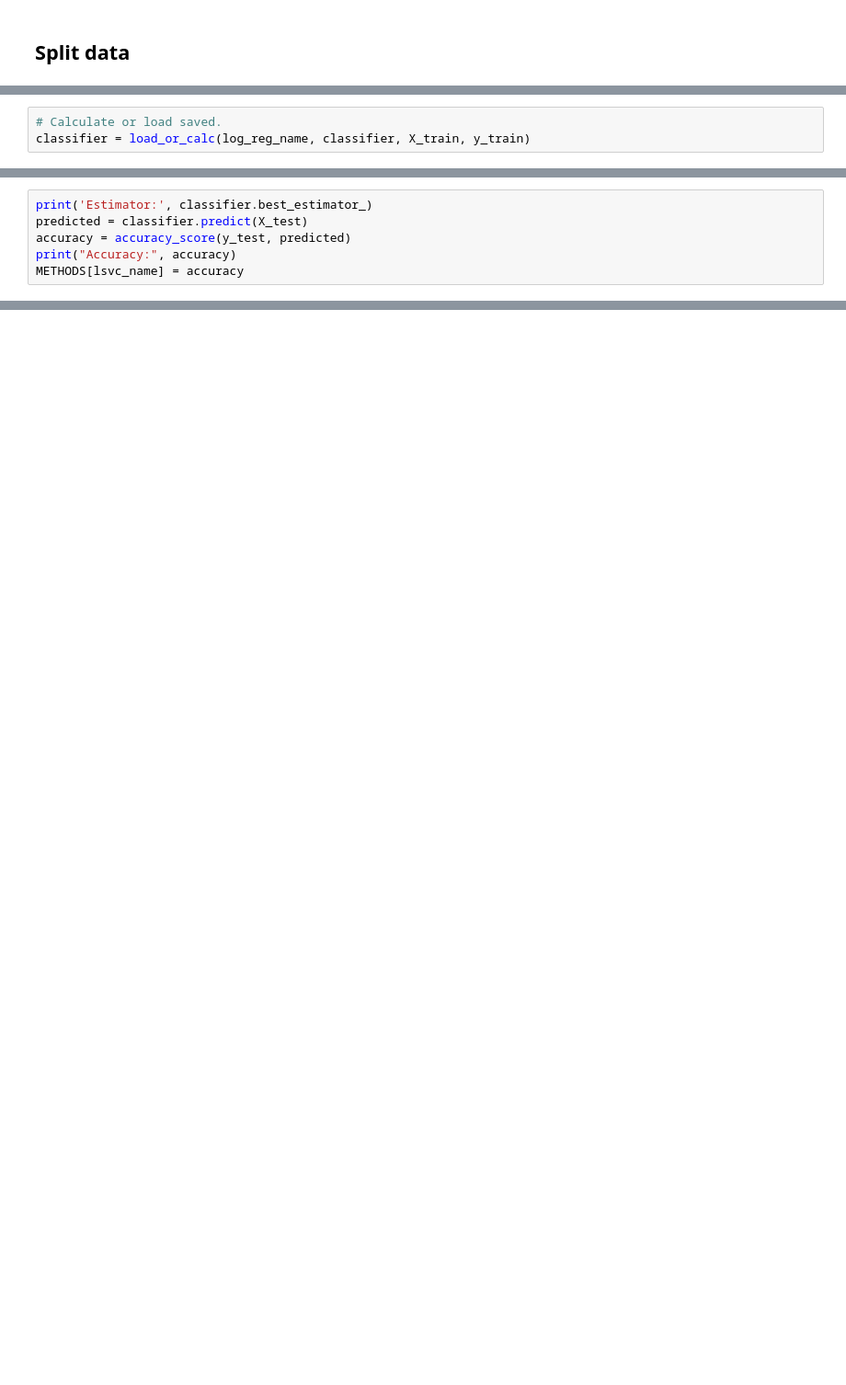
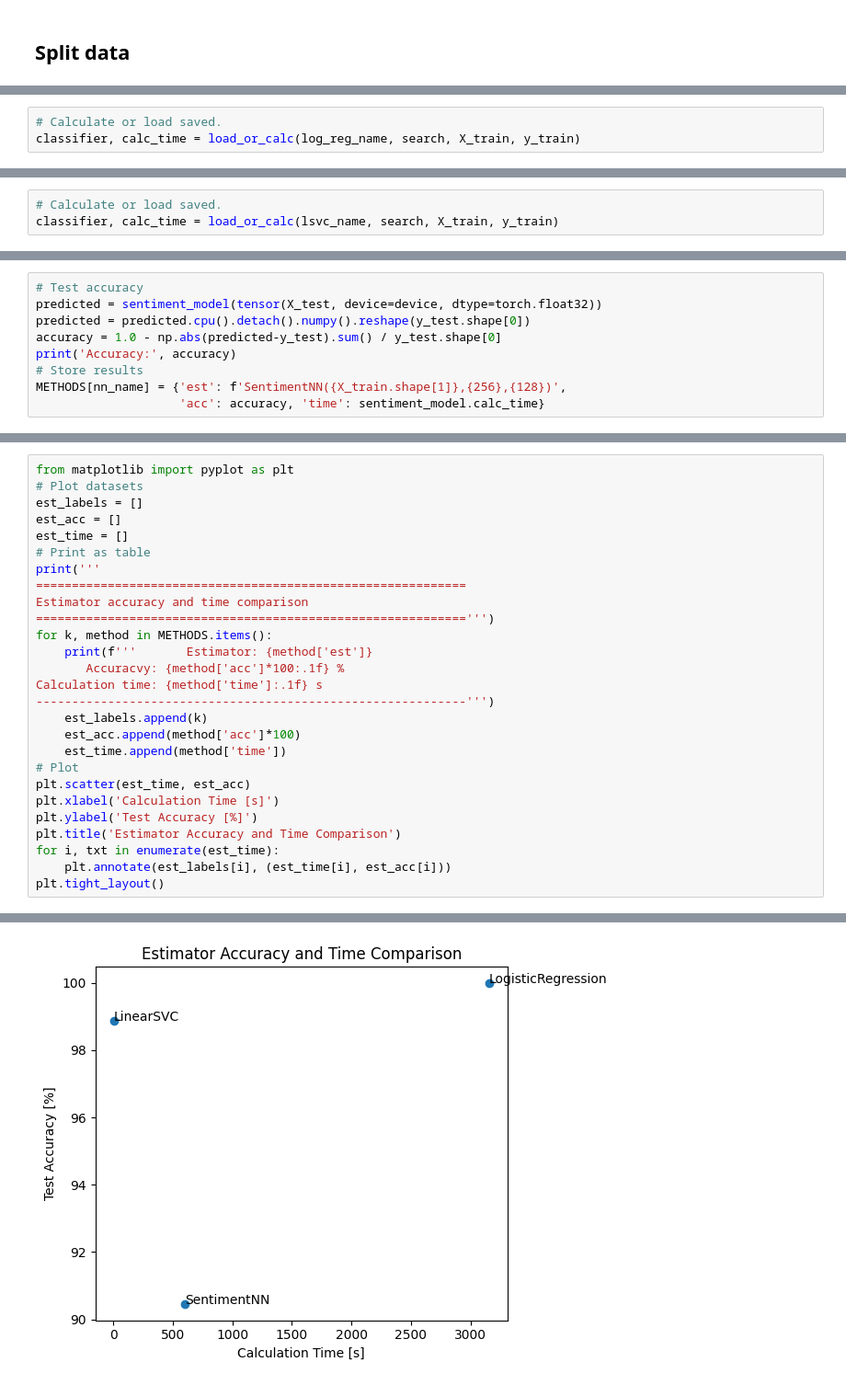
Before and after one commit to nooc/mu22_ml_project, a Jupyter notebook: ml/train_sentiment.ipynb, the cells around one changed output, grey strips where cells are left out. Shown at 92% size. Saved outputs shown, nothing was run; the diff lists cells and outputs as text; blank space fills up the shorter version.

```diff
--- a/ml/train_sentiment.ipynb
+++ b/ml/train_sentiment.ipynb
@@ -65 +108,4 @@ Test X/y: (5440, 652) (5440,)
+# %%
+# Calculate or load saved.
+classifier, calc_time = load_or_calc(log_reg_name, search, X_train, y_train)
 # %% [markdown]
@@ -84,4 +146,4 @@ classifier = HalvingGridSearchCV(
     verbose=1)
 # %%
 # Calculate or load saved.
-classifier = load_or_calc(log_reg_name, classifier, X_train, y_train)
+classifier, calc_time = load_or_calc(lsvc_name, search, X_train, y_train)
@@ -120,6 +299,0 @@ classifier = load_or_calc(lsvc_name, classifier, X_train, y_train)
-# %%
-print('Estimator:', classifier.best_estimator_)
-predicted = classifier.predict(X_test)
-accuracy = accuracy_score(y_test, predicted)
-print("Accuracy:", accuracy)
-METHODS[lsvc_name] = accuracy
@@ -212,0 +300,9 @@ Loss: tensor(0.2045, device='cuda:0', grad_fn=<MseLossBackward0>)
+# %%
+# Test accuracy
+predicted = sentiment_model(tensor(X_test, device=device, dtype=torch.float32))
+predicted = predicted.cpu().detach().numpy().reshape(y_test.shape[0])
+accuracy = 1.0 - np.abs(predicted-y_test).sum() / y_test.shape[0]
+print('Accuracy:', accuracy)
+# Store results
+METHODS[nn_name] = {'est': f'SentimentNN({X_train.shape[1]},{256},{128})',
+                    'acc': accuracy, 'time': sentiment_model.calc_time}
@@ -212,0 +311,28 @@ Loss: tensor(0.2045, device='cuda:0', grad_fn=<MseLossBackward0>)
+# %%
+from matplotlib import pyplot as plt
+# Plot datasets
+est_labels = []
+est_acc = []
+est_time = []
+# Print as table
+print('''
+============================================================
+Estimator accuracy and time comparison
+============================================================''')
+for k, method in METHODS.items():
+    print(f'''       Estimator: {method['est']}
+       Accuracvy: {method['acc']*100:.1f} %
+Calculation time: {method['time']:.1f} s
+------------------------------------------------------------''')
+    est_labels.append(k)
+    est_acc.append(method['acc']*100)
+    est_time.append(method['time'])
+# Plot
+plt.scatter(est_time, est_acc)
+plt.xlabel('Calculation Time [s]')
+plt.ylabel('Test Accuracy [%]')
+plt.title('Estimator Accuracy and Time Comparison')
+for i, txt in enumerate(est_time):
+    plt.annotate(est_labels[i], (est_time[i], est_acc[i]))
+plt.tight_layout()
+# %% [output]
@@ -212,0 +355 @@ Loss: tensor(0.2045, device='cuda:0', grad_fn=<MseLossBackward0>)
+[figure, added]
```
Also changed, not shown: parts of 31 cells of this notebook, 6 other files.
